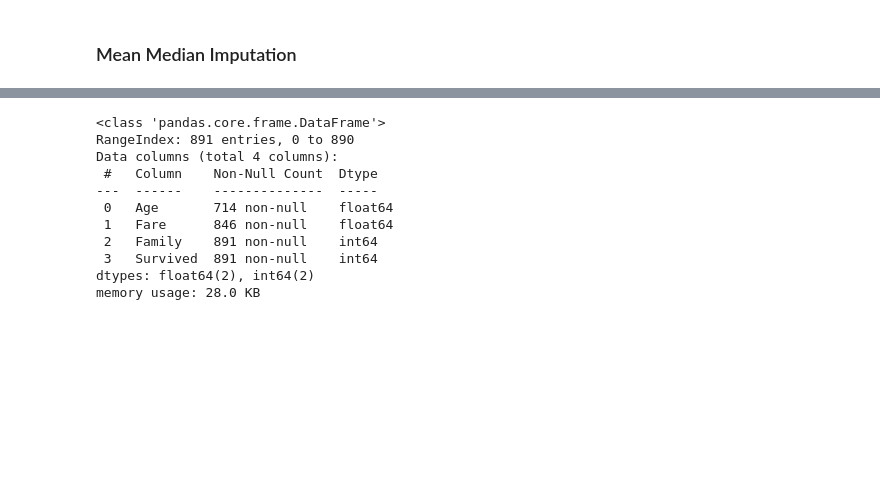
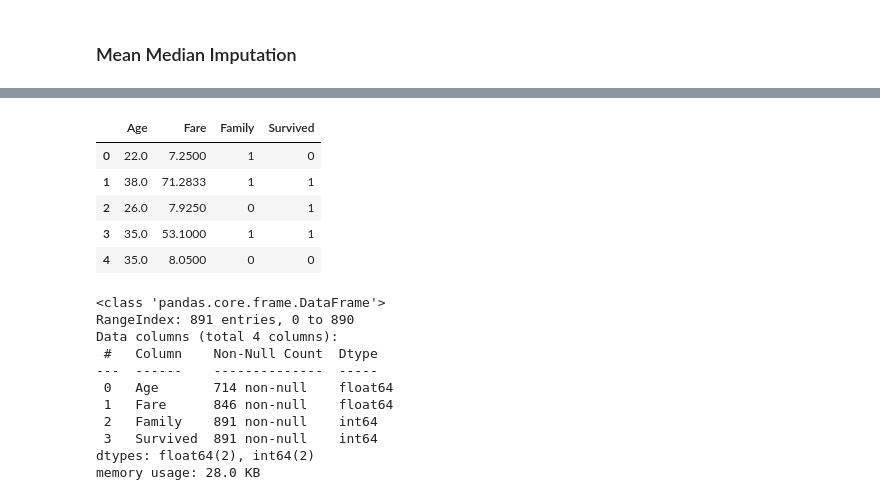
Before and after one commit to Nitin-Prata/ML-Practical-Concepts, a Jupyter notebook: Missing-Values/mean-median-imputation.ipynb, the cells around one changed output, grey strips where cells are left out. Cells and saved outputs as stored; diff of their text form; code cells hidden in the pictures; blank space fills up the shorter version.

```diff
--- a/Missing-Values/mean-median-imputation.ipynb
+++ b/Missing-Values/mean-median-imputation.ipynb
@@ -9,7 +13,16 @@ from sklearn.model_selection import train_test_split
 from sklearn.impute import SimpleImputer
 from sklearn.compose import ColumnTransformer
 # %%
-df = pd.read_csv('titanic_toy.csv')
+df = pd.read_csv('../Data/titanic_toy.csv')
+# %%
+df.head()
+# %% [output]
+|  | Age | Fare | Family | Survived |
+| 0 | 22.0 | 7.2500 | 1 | 0 |
+| 1 | 38.0 | 71.2833 | 1 | 1 |
+| 2 | 26.0 | 7.9250 | 0 | 1 |
+| 3 | 35.0 | 53.1000 | 1 | 1 |
+| 4 | 35.0 | 8.0500 | 0 | 0 |
 # %%
 df.info()
 # %% [output]
```
Also changed, not shown: parts of 4 cells of this notebook.
